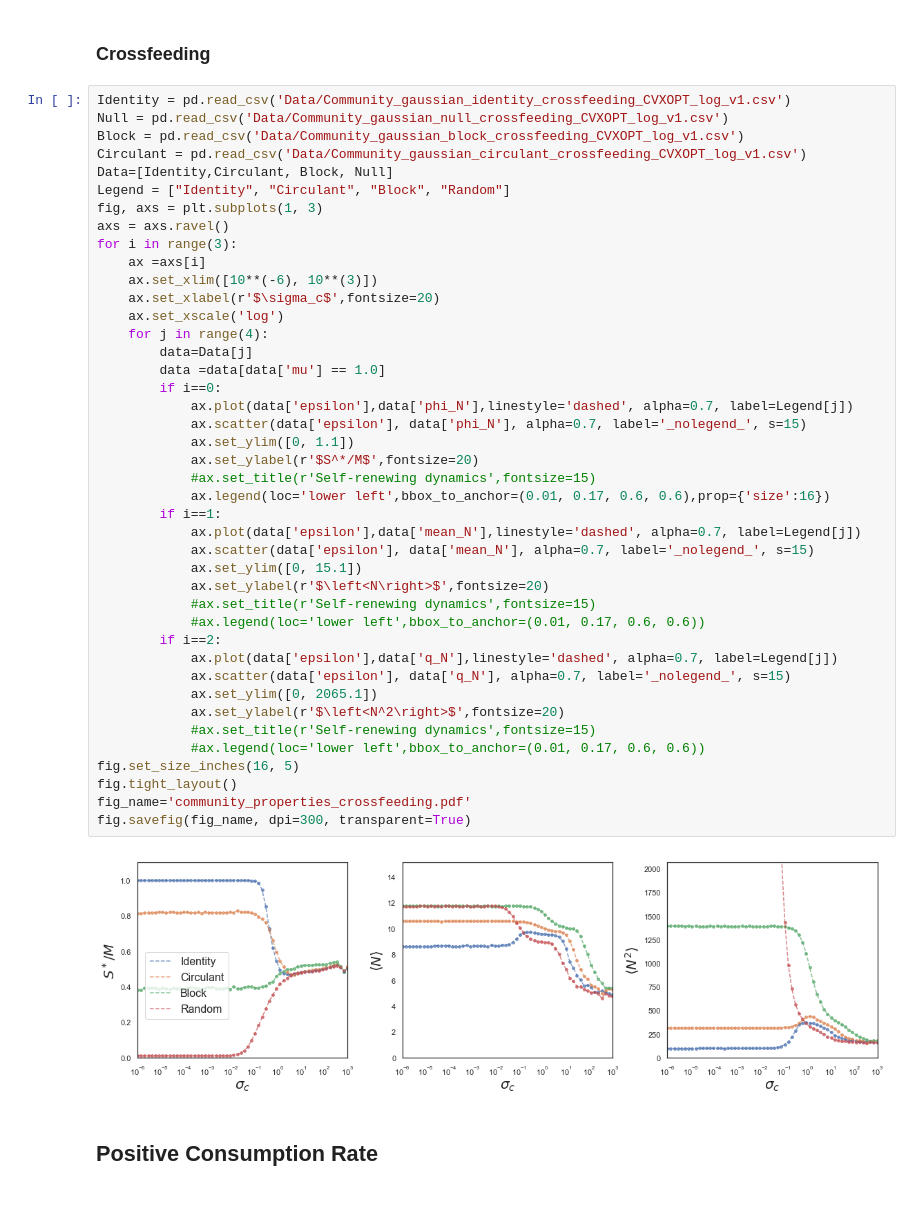
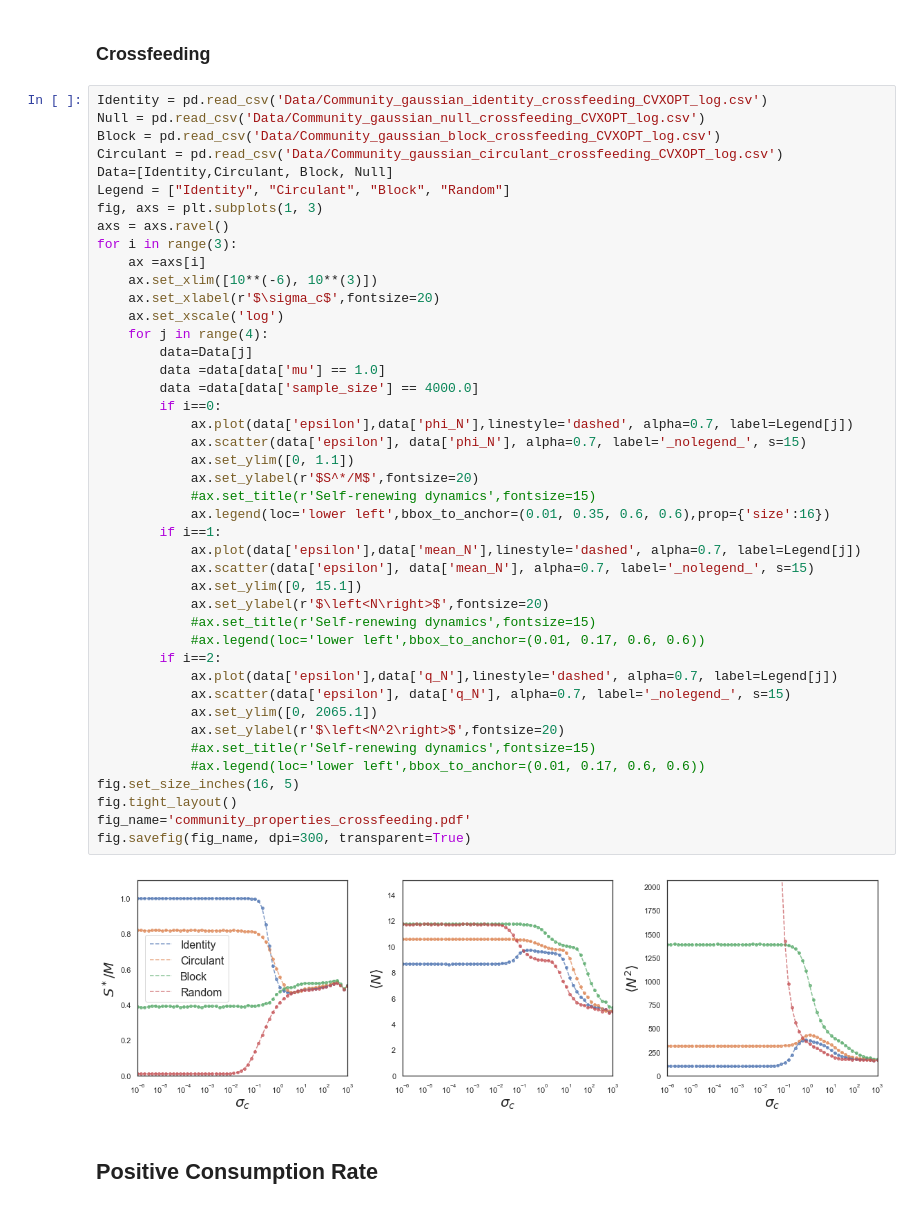
Before and after one commit to Emergent-Behaviors-in-Biology/typical-random-ecosystems, a Jupyter notebook: Plot_paper.ipynb, the cells around one changed output. Drawn from its saved outputs; the diff is of its cells as text.

Commit message:
add crossfeeding simulatiosn with 4000 independent trials

```diff
--- a/Plot_paper.ipynb
+++ b/Plot_paper.ipynb
@@ -353,10 +353,10 @@ fig.savefig(fig_name, dpi=300, transparent=True)
 # %% [markdown]
 ### Crossfeeding
 # %%
-Identity = pd.read_csv('Data/Community_gaussian_identity_crossfeeding_CVXOPT_log_v1.csv')
-Null = pd.read_csv('Data/Community_gaussian_null_crossfeeding_CVXOPT_log_v1.csv')
-Block = pd.read_csv('Data/Community_gaussian_block_crossfeeding_CVXOPT_log_v1.csv')
-Circulant = pd.read_csv('Data/Community_gaussian_circulant_crossfeeding_CVXOPT_log_v1.csv')
+Identity = pd.read_csv('Data/Community_gaussian_identity_crossfeeding_CVXOPT_log.csv')
+Null = pd.read_csv('Data/Community_gaussian_null_crossfeeding_CVXOPT_log.csv')
+Block = pd.read_csv('Data/Community_gaussian_block_crossfeeding_CVXOPT_log.csv')
+Circulant = pd.read_csv('Data/Community_gaussian_circulant_crossfeeding_CVXOPT_log.csv')
 Data=[Identity,Circulant, Block, Null]
 Legend = ["Identity", "Circulant", "Block", "Random"]
 fig, axs = plt.subplots(1, 3)
@@ -367,35 +367,36 @@ for i in range(3):
     ax.set_xlabel(r'$\sigma_c$',fontsize=20)
     ax.set_xscale('log')
     for j in range(4):
         data=Data[j]
         data =data[data['mu'] == 1.0]
+        data =data[data['sample_size'] == 4000.0]
         if i==0:
             ax.plot(data['epsilon'],data['phi_N'],linestyle='dashed', alpha=0.7, label=Legend[j])
             ax.scatter(data['epsilon'], data['phi_N'], alpha=0.7, label='_nolegend_', s=15)
             ax.set_ylim([0, 1.1])
             ax.set_ylabel(r'$S^*/M$',fontsize=20)
             #ax.set_title(r'Self-renewing dynamics',fontsize=15)
-            ax.legend(loc='lower left',bbox_to_anchor=(0.01, 0.17, 0.6, 0.6),prop={'size':16})
+            ax.legend(loc='lower left',bbox_to_anchor=(0.01, 0.35, 0.6, 0.6),prop={'size':16})
         if i==1:
             ax.plot(data['epsilon'],data['mean_N'],linestyle='dashed', alpha=0.7, label=Legend[j])
             ax.scatter(data['epsilon'], data['mean_N'], alpha=0.7, label='_nolegend_', s=15)
             ax.set_ylim([0, 15.1])
             ax.set_ylabel(r'$\left<N\right>$',fontsize=20)
             #ax.set_title(r'Self-renewing dynamics',fontsize=15)
             #ax.legend(loc='lower left',bbox_to_anchor=(0.01, 0.17, 0.6, 0.6))
         if i==2:
             ax.plot(data['epsilon'],data['q_N'],linestyle='dashed', alpha=0.7, label=Legend[j])
             ax.scatter(data['epsilon'], data['q_N'], alpha=0.7, label='_nolegend_', s=15)
             ax.set_ylim([0, 2065.1])
             ax.set_ylabel(r'$\left<N^2\right>$',fontsize=20)
             #ax.set_title(r'Self-renewing dynamics',fontsize=15)
             #ax.legend(loc='lower left',bbox_to_anchor=(0.01, 0.17, 0.6, 0.6))
 fig.set_size_inches(16, 5)
 fig.tight_layout()
 fig_name='community_properties_crossfeeding.pdf'
 fig.savefig(fig_name, dpi=300, transparent=True)
 # %% [output]
-[figure, old version]
+[figure, new version]
 # %% [markdown]
 ## Positive Consumption Rate
 # %% [markdown]
```
Also changed, not shown: 8 other files.
